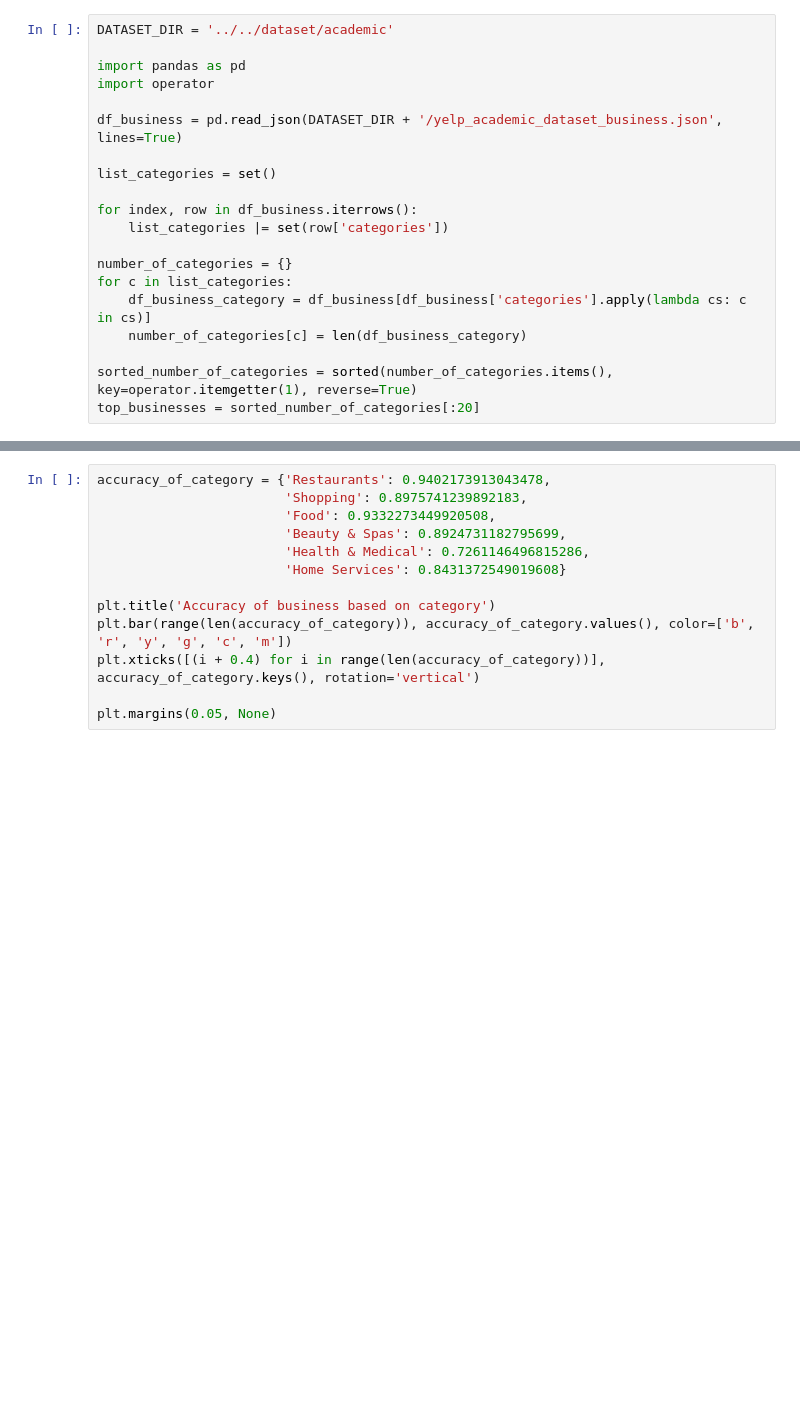
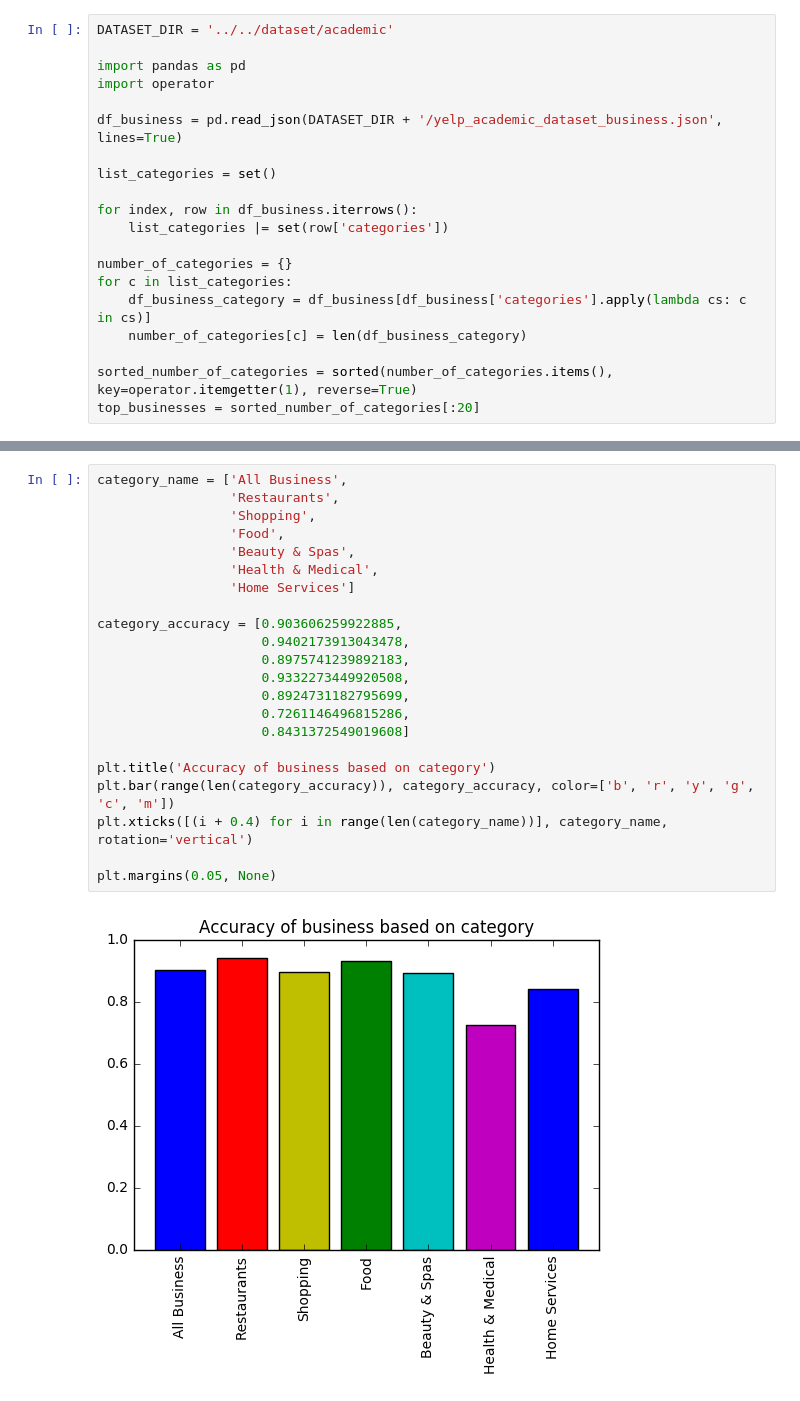
Before and after one commit to Raul818/yelp-dataset-challenge, a Jupyter notebook: demo/visualization.ipynb, the cells around one changed output, grey strips where cells are left out. Cells and saved outputs as stored; diff of their text form; blank space fills up the shorter version.

Commit message:
Add 'all business' type to accuracy figure

```diff
--- a/demo/visualization.ipynb
+++ b/demo/visualization.ipynb
@@ -77,13 +100,24 @@ plt.margins(0.05, None)
 # %%
-accuracy_of_category = {'Restaurants': 0.9402173913043478,
-                        'Shopping': 0.8975741239892183,
-                        'Food': 0.9332273449920508,
-                        'Beauty & Spas': 0.8924731182795699,
-                        'Health & Medical': 0.7261146496815286,
-                        'Home Services': 0.8431372549019608}
+category_name = ['All Business',
+                 'Restaurants',
+                 'Shopping',
+                 'Food',
+                 'Beauty & Spas',
+                 'Health & Medical',
+                 'Home Services']
+
+category_accuracy = [0.903606259922885,
+                     0.9402173913043478,
+                     0.8975741239892183,
+                     0.9332273449920508,
+                     0.8924731182795699,
+                     0.7261146496815286,
+                     0.8431372549019608]
 
 plt.title('Accuracy of business based on category')
-plt.bar(range(len(accuracy_of_category)), accuracy_of_category.values(), color=['b', 'r', 'y', 'g', 'c', 'm'])
-plt.xticks([(i + 0.4) for i in range(len(accuracy_of_category))], accuracy_of_category.keys(), rotation='vertical')
+plt.bar(range(len(category_accuracy)), category_accuracy, color=['b', 'r', 'y', 'g', 'c', 'm'])
+plt.xticks([(i + 0.4) for i in range(len(category_name))], category_name, rotation='vertical')
 
 plt.margins(0.05, None)
+# %% [output]
+[figure, added]
```
Also changed, not shown: parts of 2 cells of this notebook, 2 other files.
